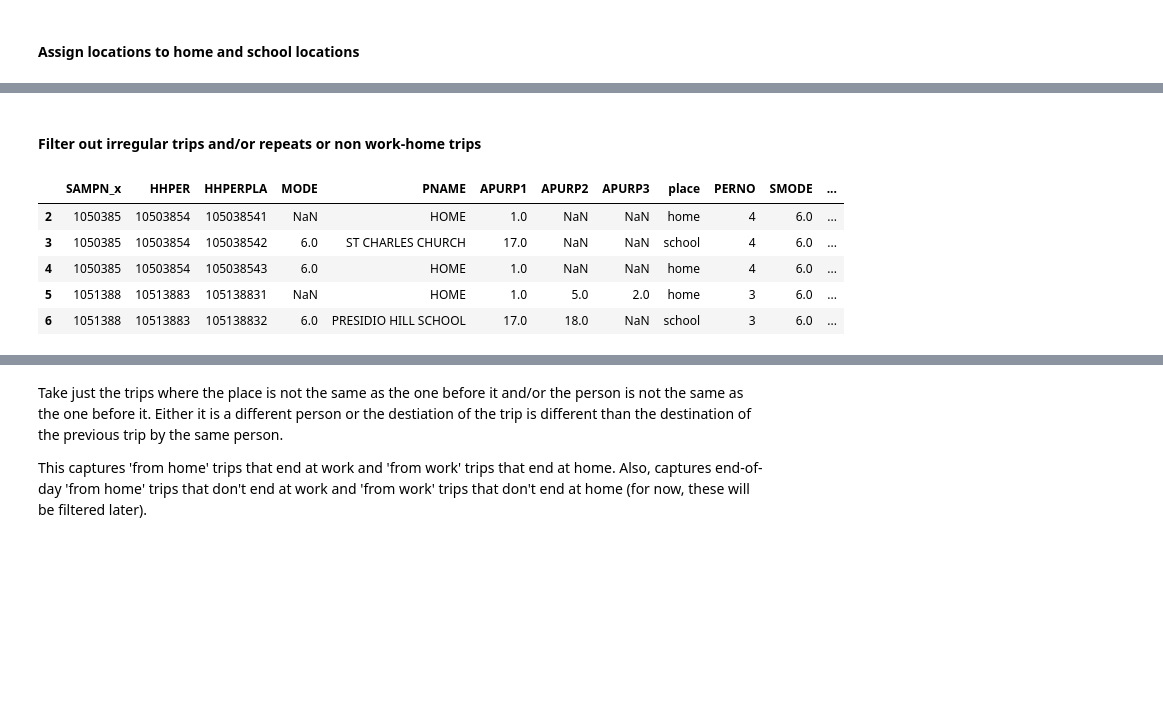
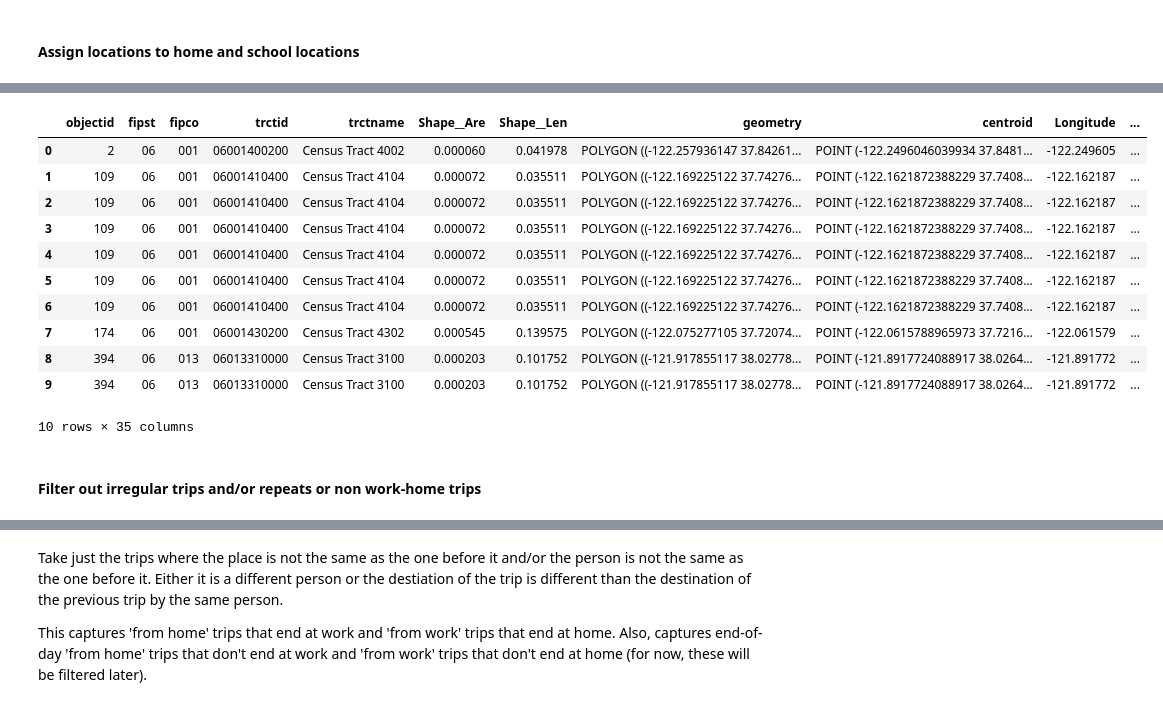
Before and after one commit to ual/ual_model_workspace, a Jupyter notebook: spring-2019-models/notebooks-amelia/clean CHTS data for school mode choice.ipynb, the cells around one changed output, grey strips where cells are left out. Saved outputs shown, nothing was run; the diff lists cells and outputs as text; code cells hidden in the pictures; blank space fills up the shorter version.

```diff
--- a/spring-2019-models/notebooks-amelia/clean CHTS data for school mode choice.ipynb
+++ b/spring-2019-models/notebooks-amelia/clean CHTS data for school mode choice.ipynb
@@ -31,0 +67,4 @@ students = pd.read_csv('/home/juan/ual_model_workspace/spring-2019-models/notebo
+# %%
+chts_stu = person.loc[person['STUDE'].isin([1, 2])]
+print(len(person))
+print(len(chts_stu))
@@ -148,0 +242,32 @@ unique hhper ids of students matched with schools:  3362
+# %%
+#get school location from school_id
+from sklearn.neighbors import BallTree
+
+def parcel_id(data):
+    ''' Assigns a parcel ID given a x and y coordinate
+    Input: DataFrame with x and y coordinates
+    Output: Array-like Parcel_ID'''
+    #Transforming Latitude/Longitude to radians
+    parcels_rad = np.deg2rad(parcels[['y', 'x']])
+    data_rad = np.deg2rad(data)
+
+    tree = BallTree(parcels_rad, metric='haversine')
+
+    dists, idxs = tree.query(data_rad, return_distance=True)
+
+    return parcels.iloc[idxs[:,0]].index
+
+def get_zone_id(parcel_id):
+    '''gets the zone_id (TAZ) of school and home locations by the parcel id'''
+    try:
+#         print(type(parcel_id))
+        zone_id = parcels.loc[parcel_id]["zone_id"]
+#         reset_parcels = parcels.reset_index()
+#         parcel_id = list((reset_parcels[reset_parcels["parcel_id"]])["zone_id"])
+#         parcel_id = list(parcels.loc[parcel_id,'zone_id'])
+
+    except Exception as e:
+        zone_id = np.nan
+#         print(e)
+
+    return zone_id
@@ -148,0 +283,5 @@ unique hhper ids of students matched with schools:  3362
+# %%
+tracts["TRACT"] = tracts["trctid"].apply(lambda x: float(x[4:])/100)
+school_home_trips_tract = pd.merge(tracts, school_home_trips, right_on='STRACT', left_on='TRACT')
+print(school_home_trips_tract.columns[-100:])
+school_home_trips_tract.head()
@@ -149,16 +302,26 @@ unique hhper ids of students matched with schools:  3362
+# %%
+school_home_trips_tract["school_parcel_id*"] = parcel_id(school_home_trips_tract[["Latitude", "Longitude"]])
+school_home_trips_tract["school_taz*"] = school_home_trips_tract["school_parcel_id*"].apply(lambda x: get_zone_id(x))
+school_home_trips_tract.head(10)
+# %% [output]
+|  | objectid | fipst | fipco | trctid | trctname | Shape__Are | Shape__Len | geometry | centroid | Longitude | ... |
+| 0 | 2 | 06 | 001 | 06001400200 | Census Tract 4002 | 0.000060 | 0.041978 | POLYGON ((-122.257936147 37.84261... | POINT (-122.2496046039934 37.8481... | -122.249605 | ... |
+| 1 | 109 | 06 | 001 | 06001410400 | Census Tract 4104 | 0.000072 | 0.035511 | POLYGON ((-122.169225122 37.74276... | POINT (-122.1621872388229 37.7408... | -122.162187 | ... |
+| 2 | 109 | 06 | 001 | 06001410400 | Census Tract 4104 | 0.000072 | 0.035511 | POLYGON ((-122.169225122 37.74276... | POINT (-122.1621872388229 37.7408... | -122.162187 | ... |
+| 3 | 109 | 06 | 001 | 06001410400 | Census Tract 4104 | 0.000072 | 0.035511 | POLYGON ((-122.169225122 37.74276... | POINT (-122.1621872388229 37.7408... | -122.162187 | ... |
+| 4 | 109 | 06 | 001 | 06001410400 | Census Tract 4104 | 0.000072 | 0.035511 | POLYGON ((-122.169225122 37.74276... | POINT (-122.1621872388229 37.7408... | -122.162187 | ... |
+| 5 | 109 | 06 | 001 | 06001410400 | Census Tract 4104 | 0.000072 | 0.035511 | POLYGON ((-122.169225122 37.74276... | POINT (-122.1621872388229 37.7408... | -122.162187 | ... |
+| 6 | 109 | 06 | 001 | 06001410400 | Census Tract 4104 | 0.000072 | 0.035511 | POLYGON ((-122.169225122 37.74276... | POINT (-122.1621872388229 37.7408... | -122.162187 | ... |
+| 7 | 174 | 06 | 001 | 06001430200 | Census Tract 4302 | 0.000545 | 0.139575 | POLYGON ((-122.075277105 37.72074... | POINT (-122.0615788965973 37.7216... | -122.061579 | ... |
+| 8 | 394 | 06 | 013 | 06013310000 | Census Tract 3100 | 0.000203 | 0.101752 | POLYGON ((-121.917855117 38.02778... | POINT (-121.8917724088917 38.0264... | -121.891772 | ... |
+| 9 | 394 | 06 | 013 | 06013310000 | Census Tract 3100 | 0.000203 | 0.101752 | POLYGON ((-121.917855117 38.02778... | POINT (-121.8917724088917 38.0264... | -121.891772 | ... |
+10 rows × 35 columns
 # %% [markdown]
 #### Filter out irregular trips and/or repeats or non work-home trips
 # %%
 #selecting trips by people who go to school at least once
 
-place3 = school_home_locations.groupby('HHPER').filter(lambda x : x['place'].isin(["school"]).any())
-place3.head()
+# place3 = school_home_locations.groupby('HHPER').filter(lambda x : x['place'].isin(["school"]).any())
+# place3.head()
-# %% [output]
-|  | SAMPN_x | HHPER | HHPERPLA | MODE | PNAME | APURP1 | APURP2 | APURP3 | place | PERNO | SMODE | ... |
-| 2 | 1050385 | 10503854 | 105038541 | NaN | HOME | 1.0 | NaN | NaN | home | 4 | 6.0 | ... |
-| 3 | 1050385 | 10503854 | 105038542 | 6.0 | ST CHARLES CHURCH | 17.0 | NaN | NaN | school | 4 | 6.0 | ... |
-| 4 | 1050385 | 10503854 | 105038543 | 6.0 | HOME | 1.0 | NaN | NaN | home | 4 | 6.0 | ... |
-| 5 | 1051388 | 10513883 | 105138831 | NaN | HOME | 1.0 | 5.0 | 2.0 | home | 3 | 6.0 | ... |
-| 6 | 1051388 | 10513883 | 105138832 | 6.0 | PRESIDIO HILL SCHOOL | 17.0 | 18.0 | NaN | school | 3 | 6.0 | ... |
 # %%
 def count_place(df):
```
Also changed, not shown: parts of 32 cells of this notebook.
